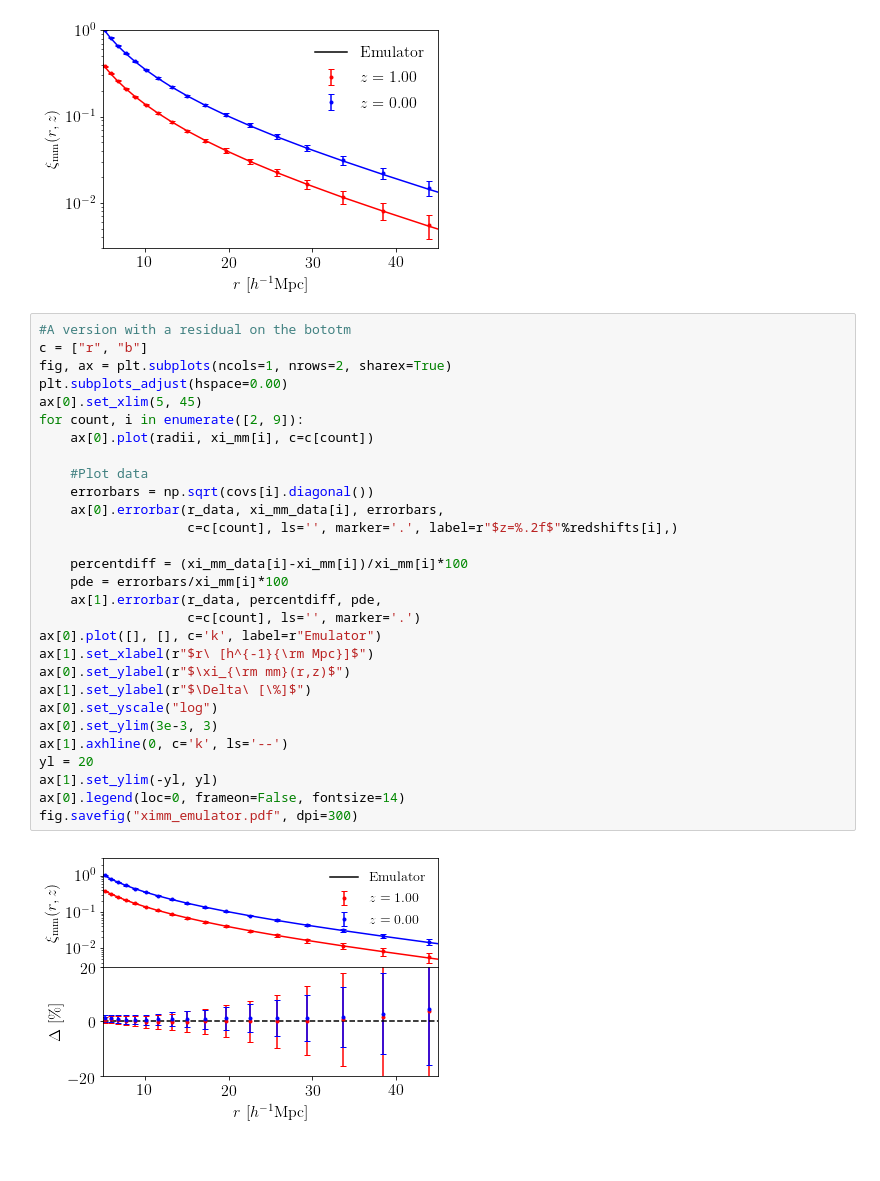
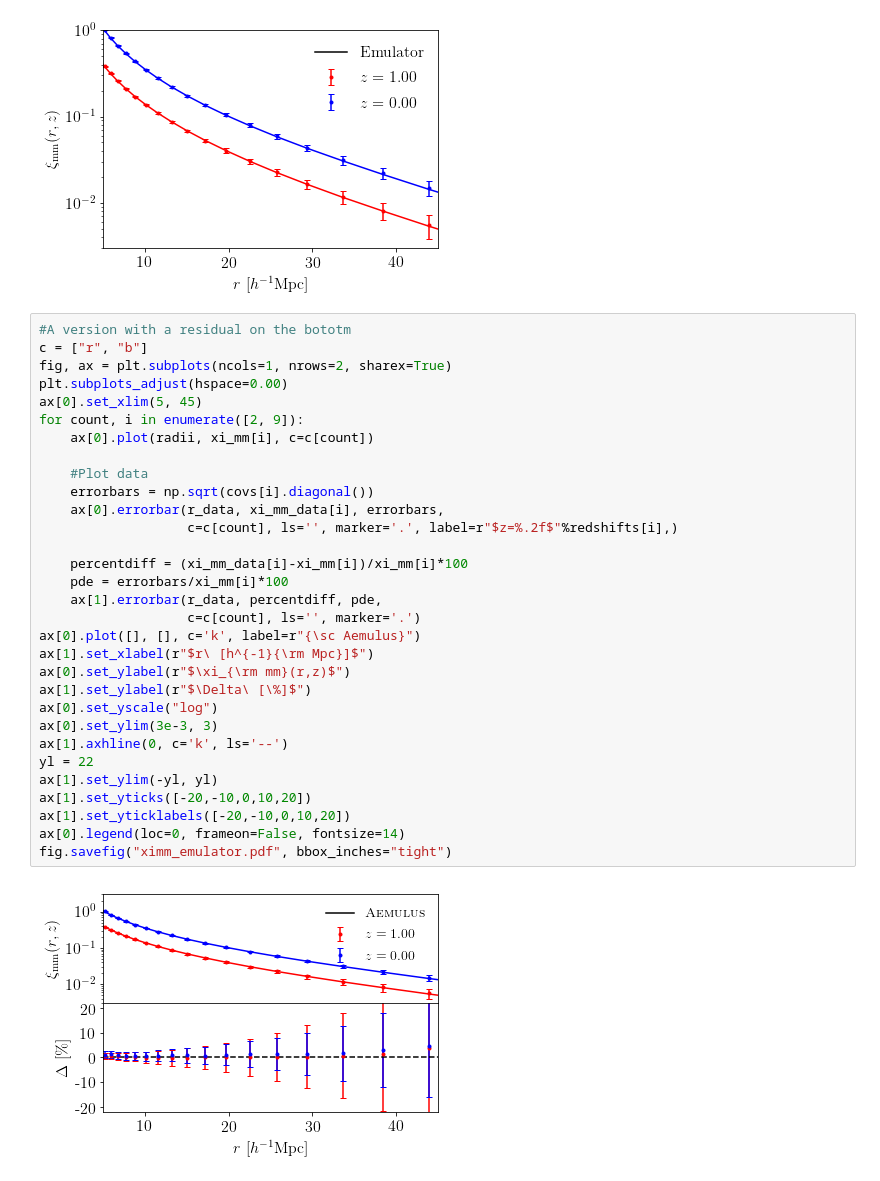
Before and after one commit to tmcclintock/Matter-Correlation-Function, a Jupyter notebook: notebooks/Figure_for_halo_bias_paper.ipynb, the cells around one changed output. Drawn from its saved outputs; the diff is of its cells as text.

Commit message:
Reran a figure.

```diff
--- a/notebooks/Figure_for_halo_bias_paper.ipynb
+++ b/notebooks/Figure_for_halo_bias_paper.ipynb
@@ -70,31 +70,33 @@ plt.legend(loc=0, frameon=False)#, fontsize=7)
 # %%
 #A version with a residual on the bototm
 c = ["r", "b"]
 fig, ax = plt.subplots(ncols=1, nrows=2, sharex=True)
 plt.subplots_adjust(hspace=0.00)
 ax[0].set_xlim(5, 45)
 for count, i in enumerate([2, 9]):
     ax[0].plot(radii, xi_mm[i], c=c[count])
 
     #Plot data
     errorbars = np.sqrt(covs[i].diagonal())
     ax[0].errorbar(r_data, xi_mm_data[i], errorbars,
                    c=c[count], ls='', marker='.', label=r"$z=%.2f$"%redshifts[i],)
 
     percentdiff = (xi_mm_data[i]-xi_mm[i])/xi_mm[i]*100
     pde = errorbars/xi_mm[i]*100
     ax[1].errorbar(r_data, percentdiff, pde,
                    c=c[count], ls='', marker='.')
-ax[0].plot([], [], c='k', label=r"Emulator")
+ax[0].plot([], [], c='k', label=r"{\sc Aemulus}")
 ax[1].set_xlabel(r"$r\ [h^{-1}{\rm Mpc}]$")
 ax[0].set_ylabel(r"$\xi_{\rm mm}(r,z)$")
 ax[1].set_ylabel(r"$\Delta\ [\%]$")
 ax[0].set_yscale("log")
 ax[0].set_ylim(3e-3, 3)
 ax[1].axhline(0, c='k', ls='--')
-yl = 20
+yl = 22
 ax[1].set_ylim(-yl, yl)
+ax[1].set_yticks([-20,-10,0,10,20])
+ax[1].set_yticklabels([-20,-10,0,10,20])
 ax[0].legend(loc=0, frameon=False, fontsize=14)
-fig.savefig("ximm_emulator.pdf", dpi=300)
+fig.savefig("ximm_emulator.pdf", bbox_inches="tight")
 # %% [output]
-[figure, old version]
+[figure, new version]
```
Also changed, not shown: 1 other file.
